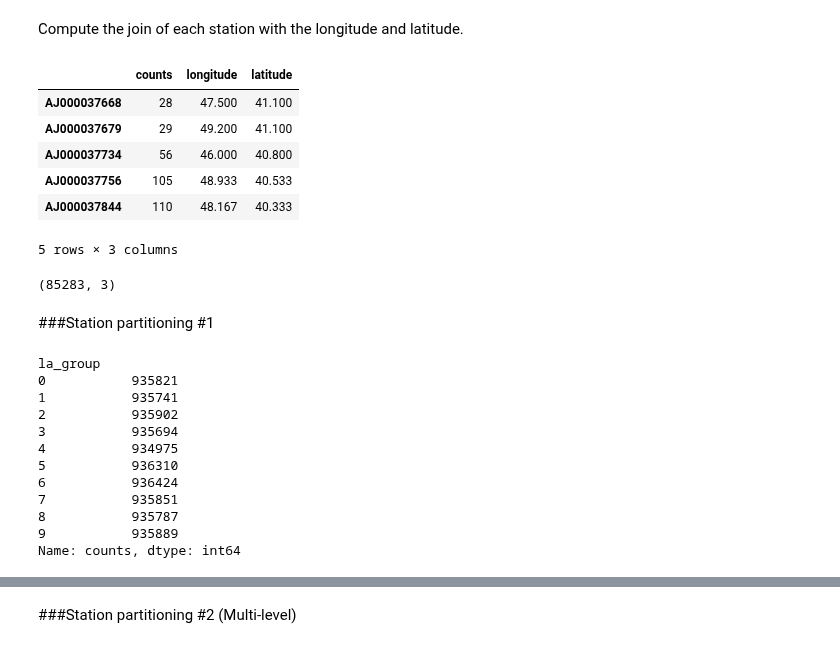
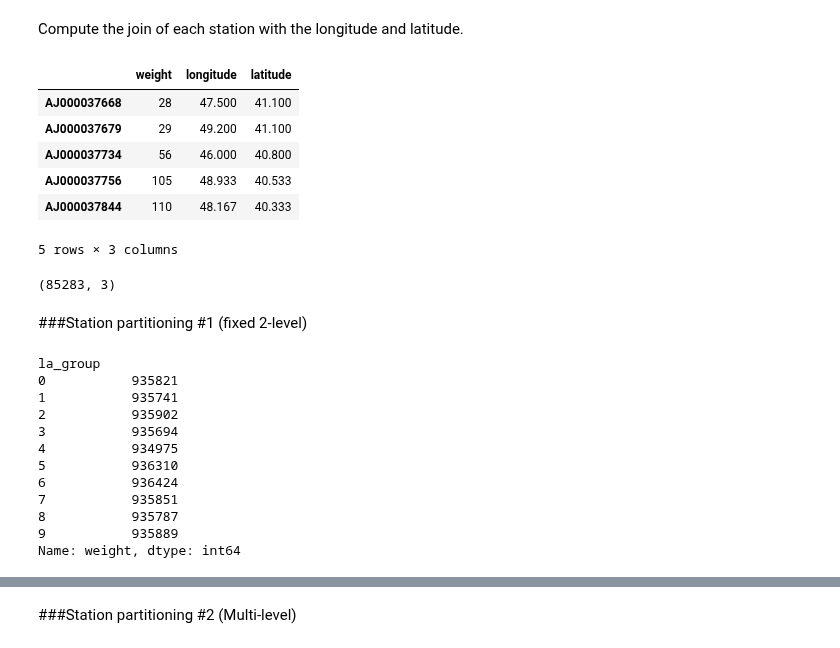
Before and after one commit to panagosg7/UCSD_BigData, a Jupyter notebook: notebooks/weather.mapreduce/Weather_01.ipynb, the cells around one changed output, grey strips where cells are left out. Cells and saved outputs as stored; diff of their text form; code cells hidden in the pictures.

```diff
--- a/notebooks/weather.mapreduce/Weather_01.ipynb
+++ b/notebooks/weather.mapreduce/Weather_01.ipynb
@@ -195,7 +195,7 @@ from matplotlib import pyplot as plt
 import numpy as np
 
 with open(emr_count_file) as f:
-    counts_df = pd.read_table(f, index_col=0, header=None, names = ['counts'] )
+    weight_df = pd.read_table(f, index_col=0, header=None, names = ['weight'] )
 
-counts_df.head()
+weight_df.head()
 # %% [output]
@@ -213,10 +213,10 @@ shape(counts_df)
 # %% [markdown]
 Compute the join of each station with the longitude and latitude.
 # %%
-stations = counts_df.join(stations_coords_df)
+stations = weight_df.join(stations_coords_df)
 stations.head()
 # %% [output]
-|  | counts | longitude | latitude |
+|  | weight | longitude | latitude |
 | AJ000037668 | 28 | 47.500 | 41.100 |
 | AJ000037679 | 29 | 49.200 | 41.100 |
 | AJ000037734 | 56 | 46.000 | 40.800 |
@@ -228,33 +228,33 @@ shape(stations)
 # %% [output]
 (85283, 3)
 # %% [markdown]
-###Station partitioning #1
+###Station partitioning #1 (fixed 2-level)
 # %%
 # latitude groups
 la_groups   = 10
 
 # total number of measurements
-tot_counts = sum(stations['counts'])
+tot_weight = sum(stations['weight'])
 
 # number of measurements in each latitude group (band)
-la_width = ceil(tot_counts/la_groups)+1
+la_width = ceil(tot_weight/la_groups)+1
 
 # Sort by latitude so that stations are grouped
 lat_sorted_stations = stations.sort('latitude')
 
 # Compute a new column with the cummulative count of
-lat_sorted_stations['cum_lat_counts'] = lat_sorted_stations['counts'].cumsum()
+lat_sorted_stations['cum_lat_weight'] = lat_sorted_stations['weight'].cumsum()
 
-lat_sorted_stations['la_group'] = floor(lat_sorted_stations['cum_lat_counts'] / la_width)
+lat_sorted_stations['la_group'] = floor(lat_sorted_stations['cum_lat_weight'] / la_width)
 
 lat_grouped_stations = lat_sorted_stations.groupby(['la_group'])
 
 # As we can see we have splitted the stations in groups of
 # approximately the same number of measurements
-print lat_grouped_stations['counts'].sum()
+print lat_grouped_stations['weight'].sum()
 
 # Also interesting statistics:
-#lat_grouped_stations['counts'].describe()
+#lat_grouped_stations['weight'].describe()
 # %% [output]
 la_group
 0           935821
@@ -267,7 +267,7 @@ la_group
 7           935851
 8           935787
 9           935889
-Name: counts, dtype: int64
+Name: weight, dtype: int64
 # %%
 for lat_id, group  in lat_grouped_stations:
 
```
Also changed, not shown: parts of 15 cells of this notebook.
